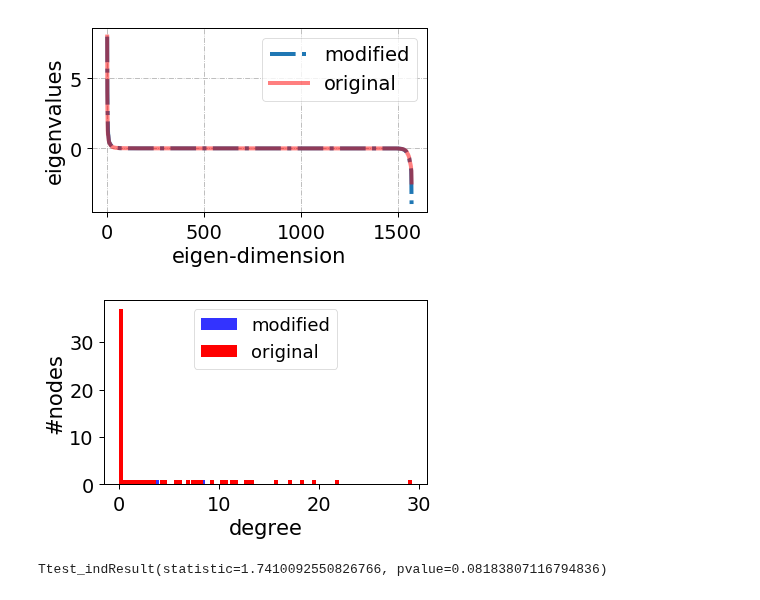
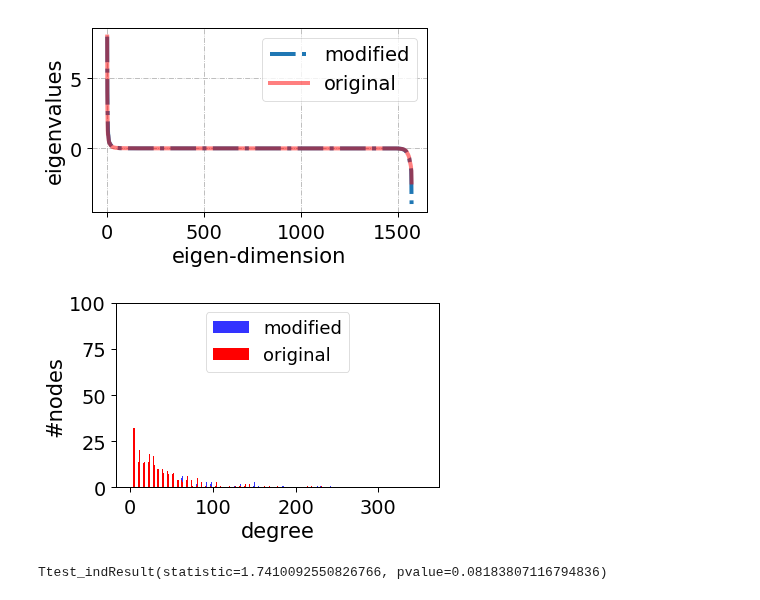
Before and after one commit to marsplus/attack-graph-code, a Jupyter notebook: src/data-analysis.ipynb, the cells around one changed output. Saved outputs shown, nothing was run; the diff lists cells and outputs as text; code cells hidden in the pictures.

```diff
--- a/src/data-analysis.ipynb
+++ b/src/data-analysis.ipynb
@@ -198,13 +196,13 @@ print(np.max(ret))
 
 graph_type = 'Airport'
 graph_weight = 'weighted'
-numExp = 1 if graph_type in ['Email', 'Airport', 'Protein'] else 30
+numExp = 1 if graph_type in ['Email', 'Airport', 'Protein', 'Brain'] else 30
 mode = 'min_eigcent_SP'
 folder = '../result/{}/{}'.format(graph_weight, mode)
 Key = 'equalAlpha'
 graph_name = ['original', 'attacked']
 
-with open(os.path.join(folder, '{}_numExp_{}_attacked_graphs_{}_newcomm_4.p'.format(graph_type, numExp, Key)), 'rb') as fid:
+with open(os.path.join(folder, '{}_numExp_{}_attacked_graphs_{}.p'.format(graph_type, numExp, Key)), 'rb') as fid:
     data = pickle.load(fid)
 
 ret = []
@@ -223,9 +221,9 @@ print(len(S))
 # %%
 ### the largest eigenvalue of G as the attacker's budget increases ###
 
-graph_type = 'Airport'
-numExp = 1 if graph_type in ['Email', 'Airport', 'Protein'] else 30
-graph_weight = 'weighted'
+graph_type = 'BA'
+numExp = 1 if graph_type in ['Email', 'Airport', 'Protein', 'Brain'] else 30
+graph_weight = 'unweighted'
 mode = 'min_eigcent_SP'
 folder = '../result/{}/{}'.format(graph_weight, mode)
 Key = 'equalAlpha'
@@ -234,17 +232,21 @@ graph_name = ['original', 'attacked']
 with open(os.path.join(folder, '{}_numExp_{}_attacked_graphs_{}.p'.format(graph_type, numExp, Key)), 'rb') as fid:
     data = pickle.load(fid)
 
+
 ret = []
 for budget in [0.1, 0.2, 0.3, 0.4, 0.5]:
     for gn in graph_name:
         for exp in range(numExp):
             G = data[budget][exp][gn]
             adj = nx.adjacency_matrix(G).todense()
+            maxDeg = np.max(adj * np.ones((len(G), 1)))
             lambda1 = np.real(LIN.eig(adj)[0].max())
 
             S = [i for i in range(G.order()) if G.nodes[i]['target']]
             G_S = G.subgraph(S)
             adj_S = nx.adjacency_matrix(G_S).todense()
+            S_deg = adj_S * np.ones((len(S), 1))
+            avgDeg_S = np.sum(S_deg) / len(S)
             lambda1_S = np.real(LIN.eig(adj_S)[0].max())
 
             SP = [i for i in range(G.order()) if not G.nodes[i]['target']]
@@ -252,8 +254,15 @@ for budget in [0.1, 0.2, 0.3, 0.4, 0.5]:
             adj_SP = nx.adjacency_matrix(G_SP).todense()
             lambda1_SP = np.real(LIN.eig(adj_SP)[0].max())
 
-            ret.append((lambda1, lambda1_S, lambda1_SP, gn, budget))
-ret = pd.DataFrame(ret, columns=['lambda1', 'lambda1_S', 'lambda1_SP', 'graph', 'budget'])
+            if gn == 'original':
+                minEpsilon = np.sqrt(LIN.norm(S_deg, 2)**2 / len(S) - np.sum(S_deg)**2 / len(S)**2)
+                avaEpsilon = lambda1 * budget
+            else:
+                minEpsilon = 0
+                avaEpsilon = 0
+
+            ret.append((lambda1, lambda1_S, maxDeg, avgDeg_S, minEpsilon, avaEpsilon, gn, budget))
+ret = pd.DataFrame(ret, columns=['lambda1', 'lambda1_S', 'max_deg', 'avg_deg_S', 'min_epsilon', 'avaEpsilon', 'graph', 'budget'])
 y = ret.groupby(['graph', 'budget']).mean()
 print(y)
 # %% [output]
@@ -353,42 +363,42 @@ plt.savefig('../result/figure/{}/{}_{}_eigen.pdf'.format(graph_weight, graph_typ
 ### the degree distributioin before/after attack ###
 import collections
 
-graph_type = 'Airport'
-numExp = 1 if graph_type in ['Email', 'Airport', 'Protein'] else 30
+graph_type = 'Email'
+numExp = 1 if graph_type in ['Email', 'Airport', 'Protein', 'Brain'] else 30
 mode = 'min_eigcent_SP'
-graph_weight = 'weighted'
+graph_weight = 'unweighted'
 folder = '../result/{}/{}'.format(graph_weight, mode)
 Key = 'equalAlpha'
 graph_name = ['attacked', 'original']
 budget = 0.5
-exp = 0 if graph_type in ['Email', 'Airport', 'Protein'] else 10
+exp = 0 if graph_type in ['Email', 'Airport', 'Protein', 'Brain'] else 10
 # 1489618.0
 
 
 with open(os.path.join(folder, '{}_numExp_{}_attacked_graphs_{}.p'.format(graph_type, numExp, Key)), 'rb') as fid:
     data = pickle.load(fid)
 
 plt.figure(figsize=(6,4))
 deg_dist = {'attacked': None, 'original': None}
 for gn in graph_name:
     G = data[budget][exp][gn]
 #     degree_sequence = sorted([d for n, d in G.degree()], reverse=True)
-    deg_seq = nx.adjacency_matrix(G).todense() * np.matrix(np.ones((len(G), 1)))
+    deg_seq = nx.adjacency_matrix(G).todense() * np.matrix(np.ones((len(G), 1))) #* 1489618
     deg_seq = [item[0, 0] for item in deg_seq]
     degree_sequence = sorted(deg_seq, reverse=True)
     degreeCount = collections.Counter(degree_sequence)
     deg, cnt = zip(*degreeCount.items())
 #     deg_dist[gn] = np.array(cnt) / np.sum(cnt)
     deg_dist[gn] = deg_seq
     if gn == 'attacked':
         plt.bar(deg, cnt, width=0.4, color='b', alpha=0.8, align='edge', label='modified')
     else:
         plt.bar(deg, cnt, width=0.4, color='r', align='edge', label='original')
 plt.legend(loc='upper center', fontsize=18)
 plt.ylabel('#nodes')
 plt.xlabel('degree')
 plt.tight_layout()
-plt.savefig('../result/figure/{}/{}_{}_deg.pdf'.format(graph_weight, graph_type, Key))
+# plt.savefig('../result/figure/{}/{}_{}_deg.pdf'.format(graph_weight, graph_type, Key))
 # %% [output]
-[figure, old version]
+[figure, new version]
 # %%
```
Also changed, not shown: parts of 6 cells of this notebook, 3 other files.
